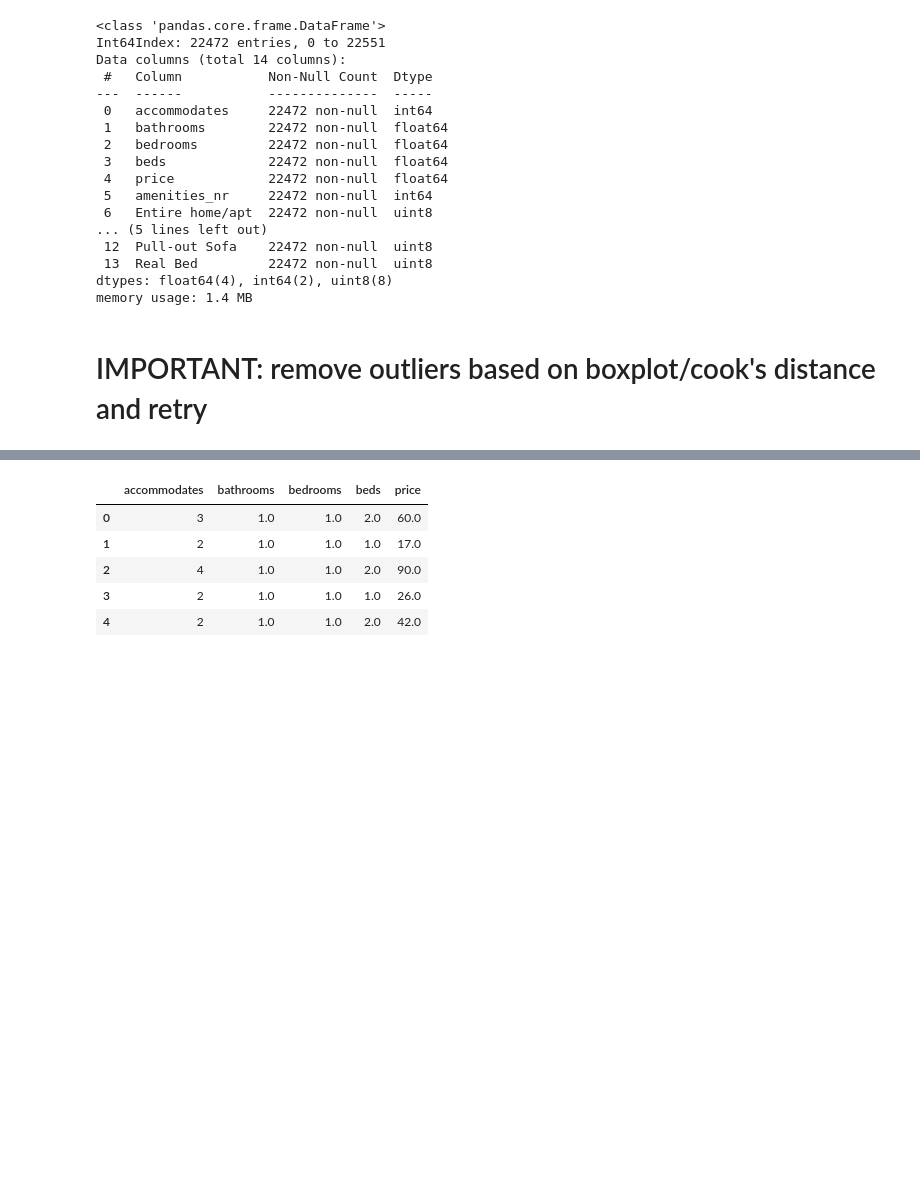
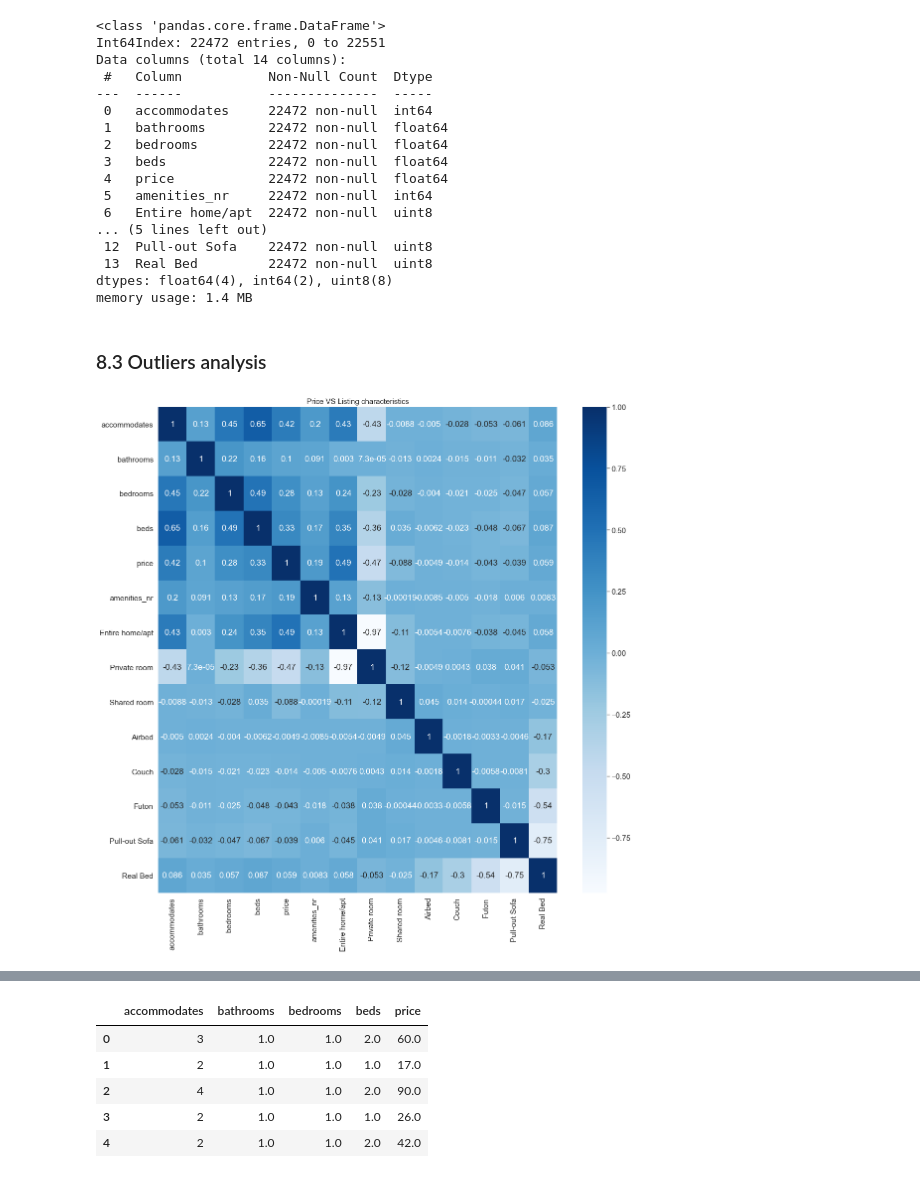
Before and after one commit to lorenzolaino/airbnb-sentiment, a Jupyter notebook: correlation_analysis.ipynb, the cells around one changed output, grey strips where cells are left out. Saved outputs shown, nothing was run; the diff lists cells and outputs as text; code cells hidden in the pictures; blank space fills up the shorter version.

```diff
--- a/correlation_analysis.ipynb
+++ b/correlation_analysis.ipynb
@@ -622,5 +614,20 @@ Data columns (total 14 columns):
  13  Real Bed         22472 non-null  uint8
 dtypes: float64(4), int64(2), uint8(8)
 memory usage: 1.4 MB
-# %% [markdown]
-# IMPORTANT: remove outliers based on boxplot/cook's distance and retry
+# %% [markdown]
+### 8.3 Outliers analysis
+# %%
+import seaborn as sns
+
+def plot_correlation_matrix(df):
+    sns.set(font_scale = 1.4)
+    plt.figure(figsize = (18,18))
+    sns.heatmap(df.corr(method='kendall'),
+                cmap=plt.cm.Blues,
+                annot = True)
+    plt.gca().set_title('Price VS Listing characteristics', fontsize = 15)
+    plt.show()
+# %%
+plot_correlation_matrix(dfPricesListingTypes)
+# %% [output]
+[figure, added]
```
Also changed, not shown: parts of 97 cells of this notebook.
